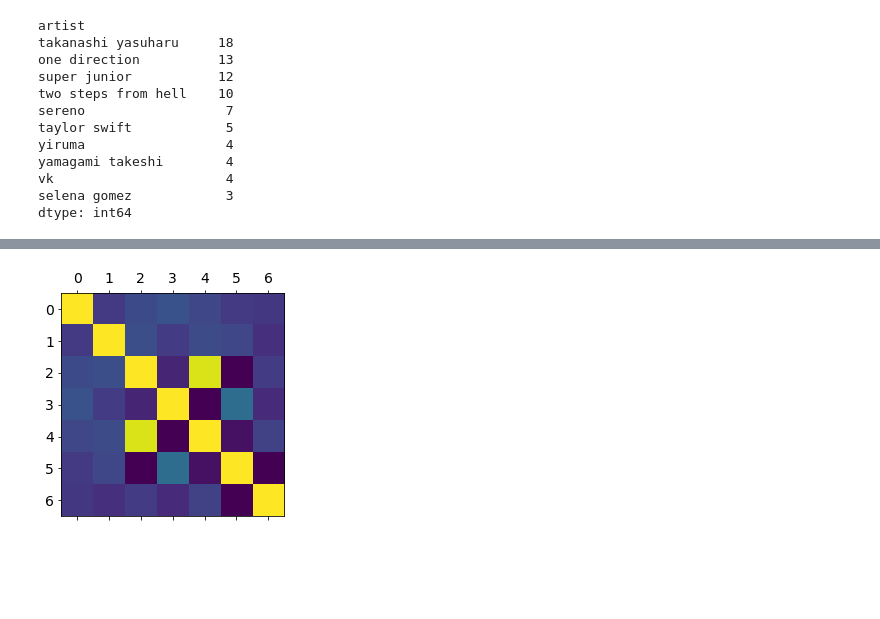
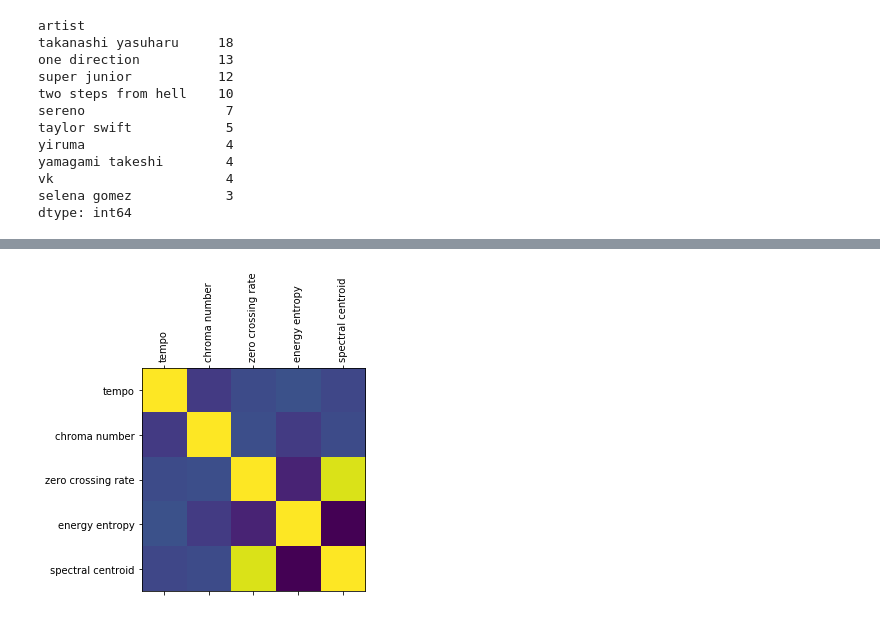
Before and after one commit to sherleywang/moody_playlist, a Jupyter notebook: data_overview.ipynb, the cells around one changed output, grey strips where cells are left out. Saved outputs shown, nothing was run; the diff lists cells and outputs as text; code cells hidden in the pictures; blank space fills up the shorter version.

Commit message:
updated correlation matrix, started training models, fixed features.csv

```diff
--- a/data_overview.ipynb
+++ b/data_overview.ipynb
@@ -85,5 +84,0 @@ features
-# %%
-plt.matshow(features.corr())
-plt.show()
-# %% [output]
-[figure, removed]
@@ -92,0 +85,10 @@ plt.show()
+# %%
+corr = features_corr.corr()
+plt.matshow(corr)
+labels = ['tempo', 'chroma number', 'zero crossing rate', 'energy entropy', 'spectral centroid']
+plt.xticks(range(len(corr.columns)), labels, rotation = 'vertical')
+plt.yticks(range(len(corr.columns)), labels)
+plt.savefig("data/correlation_matrix.pdf", bbox_inches='tight')
+plt.show()
+# %% [output]
+[figure, added]
```
Also changed, not shown: parts of 3 cells of this notebook, 4 other files.
